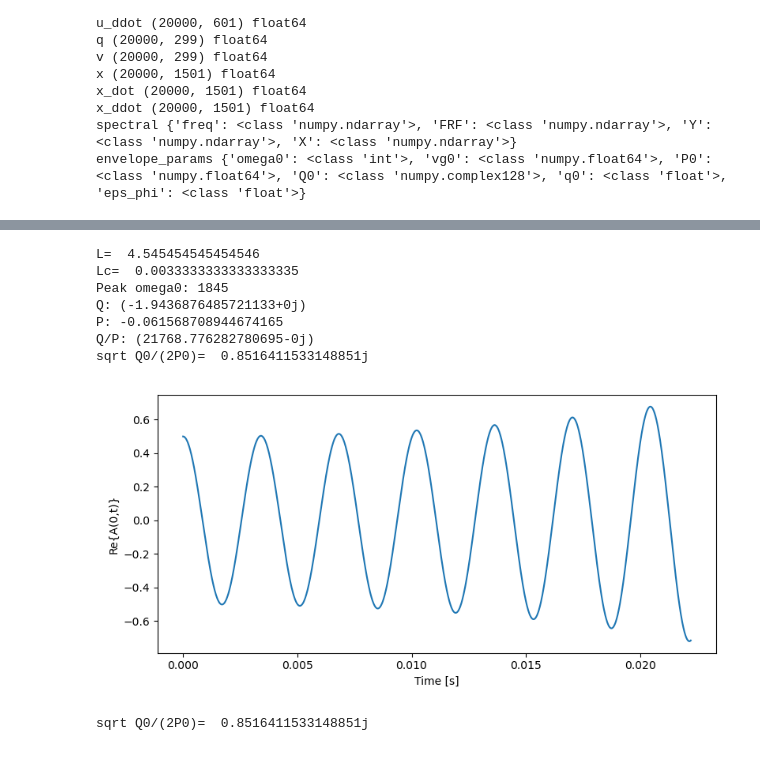
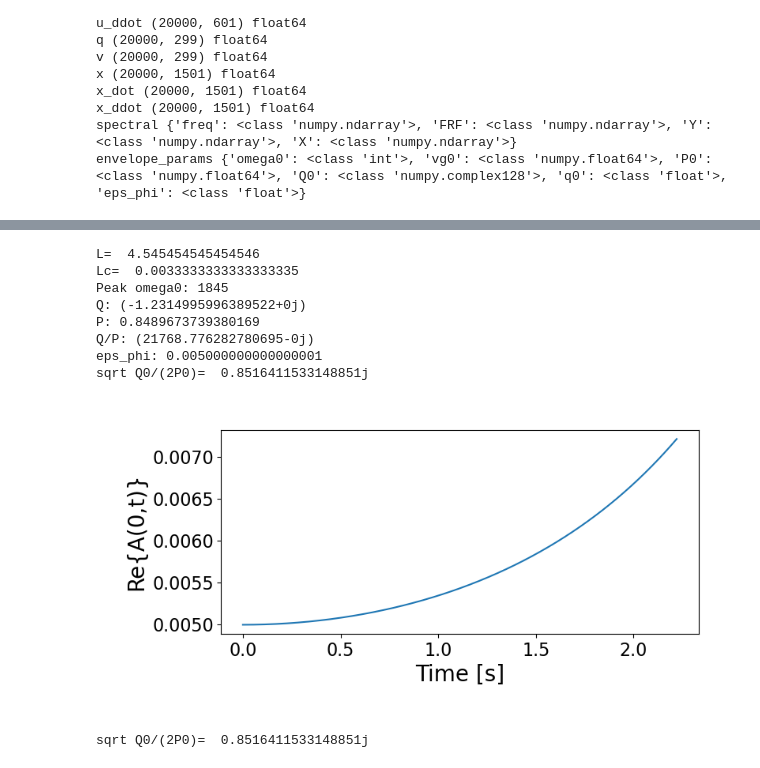
Before and after one commit to nimaet/Modeling, a Jupyter notebook: tasks/soliton/plot_soliton.ipynb, the cells around one changed output, grey strips where cells are left out. Saved outputs shown, nothing was run; the diff lists cells and outputs as text; code cells hidden in the pictures.

```diff
--- a/tasks/soliton/plot_soliton.ipynb
+++ b/tasks/soliton/plot_soliton.ipynb
@@ -137,35 +135,42 @@ print("P:", envelope_params['P0'])
 print("Q/P:", peak['Q_over_P'])
 
 omega0 = envelope_params['omega0']  # set as in your sweep
 eps_phi = envelope_params['eps_phi']
+print("eps_phi:", eps_phi)
 # ncycls = 100
 # delay_factor = 0.3
 envelope_func, envelope_params = hom_model.envelope(
     omega0=omega0,
     eps_phi=eps_phi
     )
 
+envelope_func, envelope_params = hom_model.sec_envelope(
+    omega0=omega0,
+    eps_phi=eps_phi
+    )
+
 # Time signal at x=0
-
+ncycls = 10000
 t_eval = np.linspace(0, ncycls * ref_scales["t0"], ncycls * 1000)
 A_t = envelope_func(0.0, t_eval)
 
 plt.figure(figsize=(8, 4))
 plt.plot(t_eval, np.real(A_t))
 plt.xlabel("Time [s]")
 plt.ylabel("Re{A(0,t)}")
 plt.tight_layout()
 plt.show()
 
 # Optional: excitation voltage (same as make_v_exc)
 v_exc = hom_model.make_v_exc(omega0, eps_phi, t_eval, t_shift=t_eval[-1]*0.765)
 # %% [output]
 L=  4.545454545454546
 Lc=  0.0033333333333333335
 Peak omega0: 1845
-Q: (-1.9436876485721133+0j)
-P: -0.061568708944674165
+Q: (-1.2314995996389522+0j)
+P: 0.8489673739380169
 Q/P: (21768.776282780695-0j)
+eps_phi: 0.005000000000000001
 sqrt Q0/(2P0)=  0.8516411533148851j
-[figure, old version]
+[figure, new version]
 sqrt Q0/(2P0)=  0.8516411533148851j
```
Also changed, not shown: parts of 6 cells of this notebook, 19 other files.
